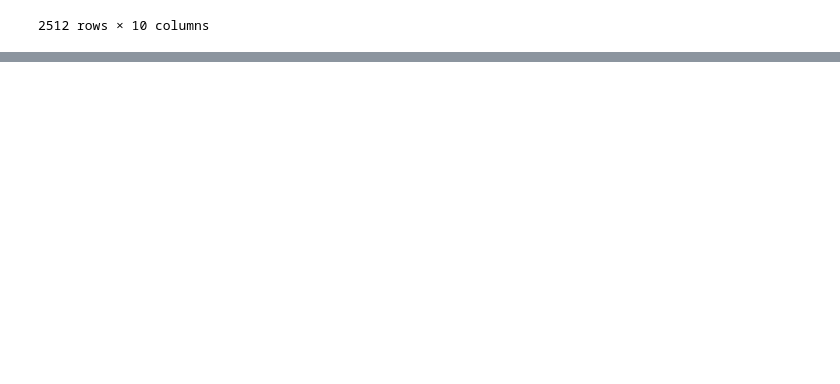
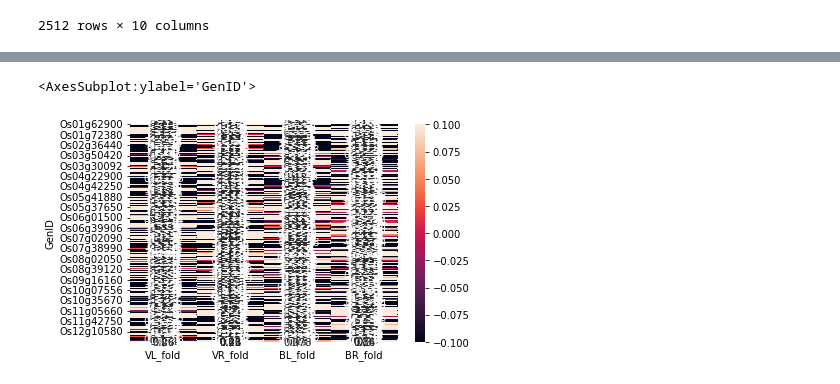
Before and after one commit to MahdeeMushfiqueKamal/cBLAST-AssignedTasks, a Jupyter notebook: task4.ipynb, the cells around one changed output, grey strips where cells are left out. Drawn from its saved outputs; the diff is of its cells as text; code cells hidden in the pictures; blank space fills up the shorter version.

Commit message:
heatmap

```diff
--- a/task4.ipynb
+++ b/task4.ipynb
@@ -209,3 +209,8 @@ See the caveats in the documentation: https://pandas.pydata.org/pandas-docs/stab
 | 53478 | Os12g13340 | 786.166667 | 896.791667 | 526.541667 | 18814.458333 | 9871.708333 | 5890.333333 | 0.047724 | 53479 | 0.047919 |
 | 55784 | Os12g44170 | 1113.500000 | 1020.041667 | 898.125000 | 1144.916667 | 1222.958333 | 1280.583333 | 0.049352 | 55785 | 0.049986 |
 2512 rows × 10 columns
+# %%
+DEGs = set(DEGs)
+print(len(DEGs))
+df = raw_data[raw_data.GenID.isin(DEGs)]
+df
@@ -211,0 +232,10 @@ See the caveats in the documentation: https://pandas.pydata.org/pandas-docs/stab
+# %%
+# Finding folds:
+df['VL_fold'] = np.log2(df[['VLT1','VLT2','VLT3']].mean(axis=1) / df[['VLC1','VLC2','VLC3']].mean(axis=1))
+df['VR_fold'] = np.log2(df[['VRT1','VRT2','VRT3']].mean(axis=1) / df[['VRC1','VRC2','VRC3']].mean(axis=1))
+df['BL_fold'] = np.log2(df[['BLT1','BLT2','BLT3']].mean(axis=1) / df[['BLC1','BLC2','BLC3']].mean(axis=1))
+df['BR_fold'] = np.log2(df[['BRT1','BRT2','BRT3']].mean(axis=1) / df[['BRC1','BRC2','BRC3']].mean(axis=1))
+
+df = df[['GenID','VL_fold','VR_fold','BL_fold','BR_fold']]
+df = df.set_index('GenID')
+df
@@ -211,0 +277,7 @@ See the caveats in the documentation: https://pandas.pydata.org/pandas-docs/stab
+# %%
+# heatmap to show the fold change in differentially expressed genes.
+import seaborn as sns
+sns.heatmap(df, annot=True)
+# %% [output]
+<AxesSubplot:ylabel='GenID'>
+[figure, added]
```
Also changed, not shown: parts of 2 cells of this notebook, 3 other files.
